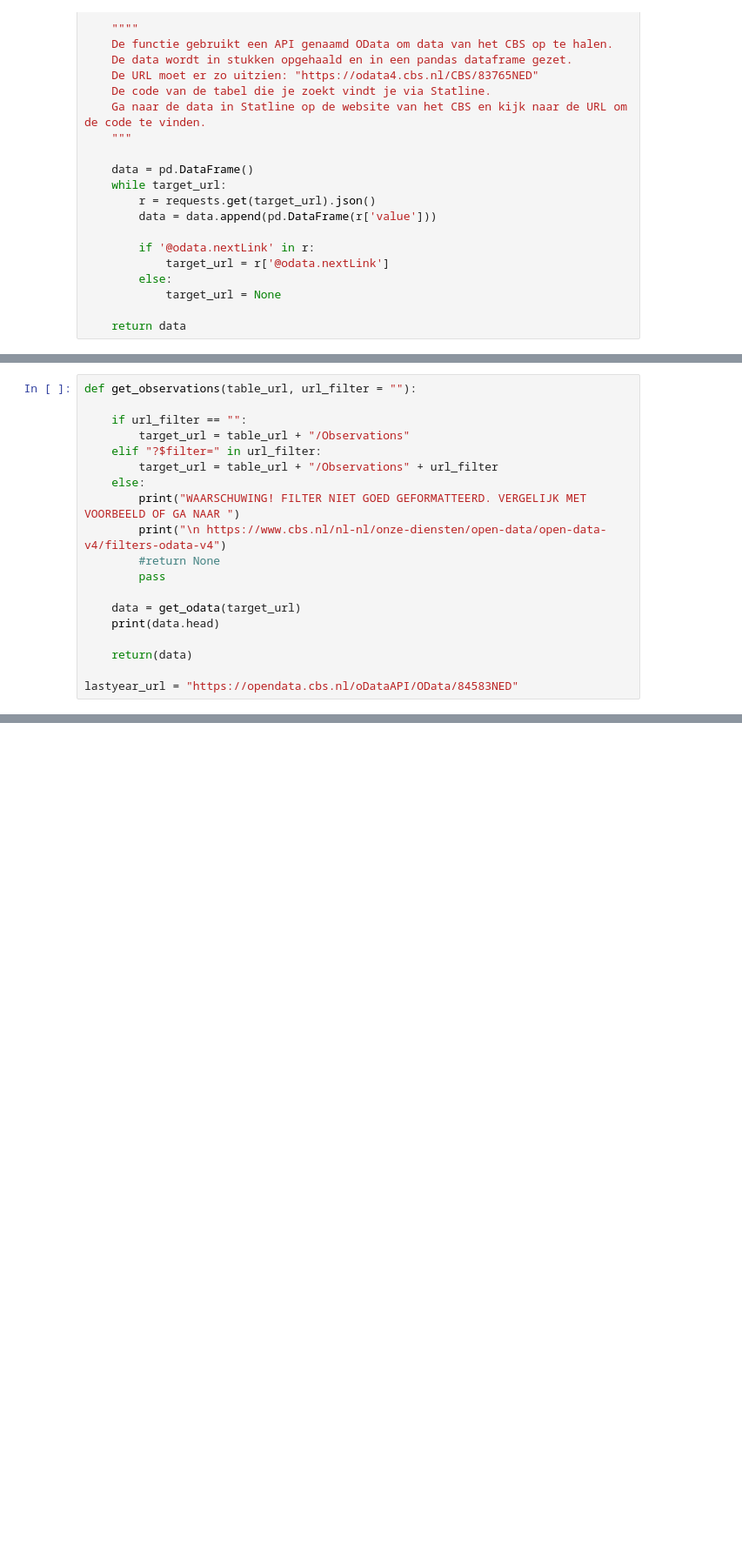
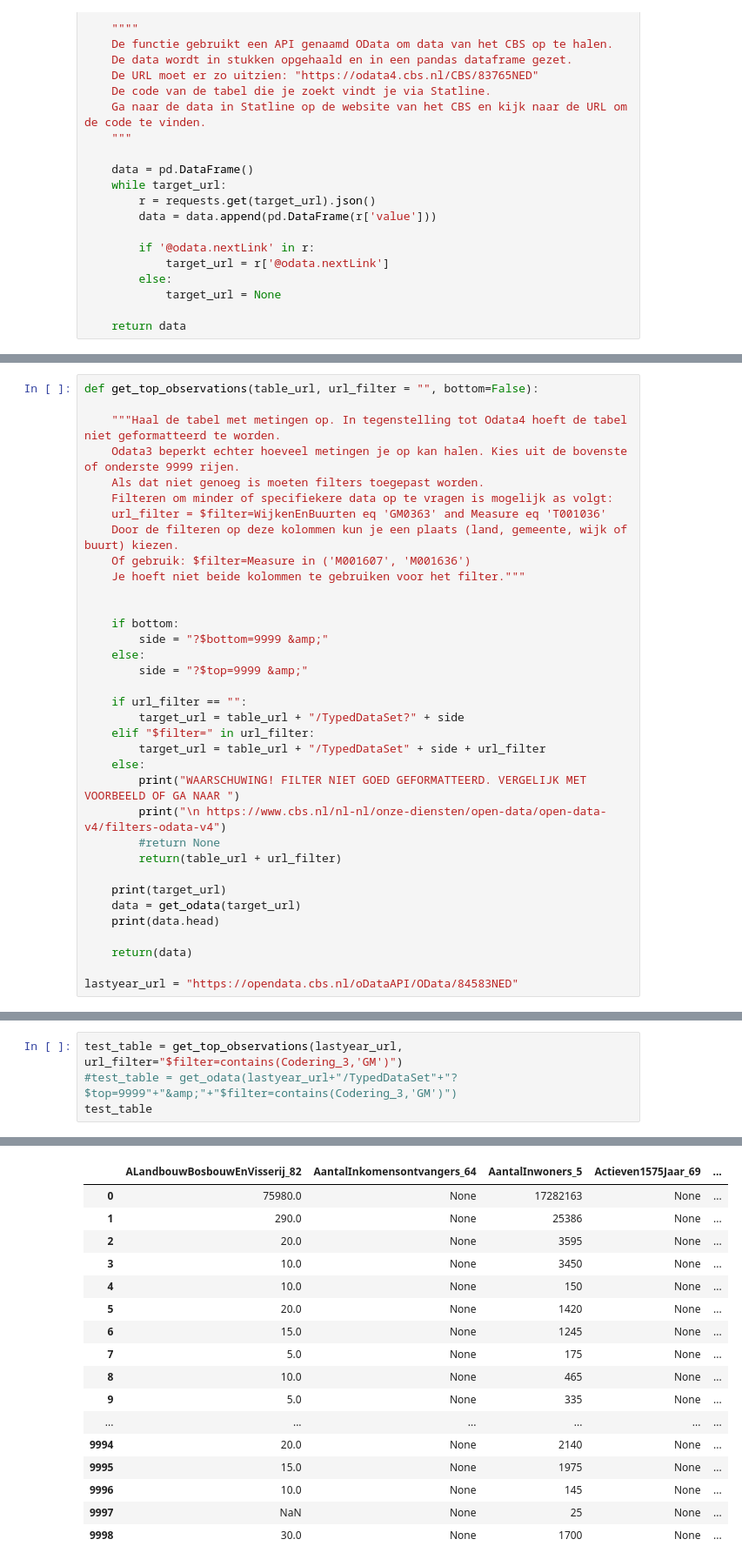
Before and after one commit to DanAugustus/KiesKaart, a Jupyter notebook: CBSparserOData3.ipynb, the cells around one changed output, grey strips where cells are left out. Shown at 87% size. Saved outputs shown, nothing was run; the diff lists cells and outputs as text; blank space fills up the shorter version.

```diff
--- a/CBSparserOData3.ipynb
+++ b/CBSparserOData3.ipynb
@@ -29,16 +131,32 @@ def get_odata(target_url):
 # %%
-def get_observations(table_url, url_filter = ""):
+def get_top_observations(table_url, url_filter = "", bottom=False):
+
+    """Haal de tabel met metingen op. In tegenstelling tot Odata4 hoeft de tabel niet geformatteerd te worden.
+    Odata3 beperkt echter hoeveel metingen je op kan halen. Kies uit de bovenste of onderste 9999 rijen.
+    Als dat niet genoeg is moeten filters toegepast worden.
+    Filteren om minder of specifiekere data op te vragen is mogelijk as volgt:
+    url_filter = $filter=WijkenEnBuurten eq 'GM0363' and Measure eq 'T001036'
+    Door de filteren op deze kolommen kun je een plaats (land, gemeente, wijk of buurt) kiezen.
+    Of gebruik: $filter=Measure in ('M001607', 'M001636')
+    Je hoeft niet beide kolommen te gebruiken voor het filter."""
+
+
+    if bottom:
+        side = "?$bottom=9999 &amp;"
+    else:
+        side = "?$top=9999 &amp;"
 
     if url_filter == "":
-        target_url = table_url + "/Observations"
-    elif "?$filter=" in url_filter:
-        target_url = table_url + "/Observations" + url_filter
+        target_url = table_url + "/TypedDataSet?" + side
+    elif "$filter=" in url_filter:
+        target_url = table_url + "/TypedDataSet" + side + url_filter
     else:
         print("WAARSCHUWING! FILTER NIET GOED GEFORMATTEERD. VERGELIJK MET VOORBEELD OF GA NAAR ")
         print("\n https://www.cbs.nl/nl-nl/onze-diensten/open-data/open-data-v4/filters-odata-v4")
         #return None
-        pass
+        return(table_url + url_filter)
 
+    print(target_url)
     data = get_odata(target_url)
     print(data.head)
 
@@ -109,0 +166,5 @@ test_data.head(20)
+# %%
+test_table = get_top_observations(lastyear_url, url_filter="$filter=contains(Codering_3,'GM')")
+#test_table = get_odata(lastyear_url+"/TypedDataSet"+"?$top=9999"+"&amp;"+"$filter=contains(Codering_3,'GM')")
+test_table
+# %% [output]
@@ -109,0 +188,17 @@ test_data.head(20)
+|  | ALandbouwBosbouwEnVisserij_82 | AantalInkomensontvangers_64 | AantalInwoners_5 | Actieven1575Jaar_69 | ... |
+| 0 | 75980.0 | None | 17282163 | None | ... |
+| 1 | 290.0 | None | 25386 | None | ... |
+| 2 | 20.0 | None | 3595 | None | ... |
+| 3 | 10.0 | None | 3450 | None | ... |
+| 4 | 10.0 | None | 150 | None | ... |
+| 5 | 20.0 | None | 1420 | None | ... |
+| 6 | 15.0 | None | 1245 | None | ... |
+| 7 | 5.0 | None | 175 | None | ... |
+| 8 | 10.0 | None | 465 | None | ... |
+| 9 | 5.0 | None | 335 | None | ... |
+| ... | ... | ... | ... | ... | ... |
+| 9994 | 20.0 | None | 2140 | None | ... |
+| 9995 | 15.0 | None | 1975 | None | ... |
+| 9996 | 10.0 | None | 145 | None | ... |
+| 9997 | NaN | None | 25 | None | ... |
+| 9998 | 30.0 | None | 1700 | None | ... |
```
Also changed, not shown: parts of 20 cells of this notebook, 2 other files.
